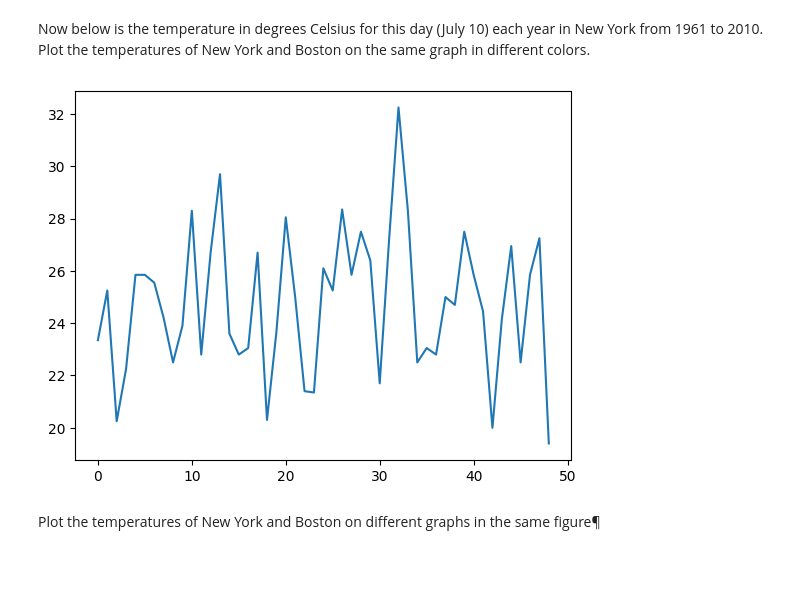
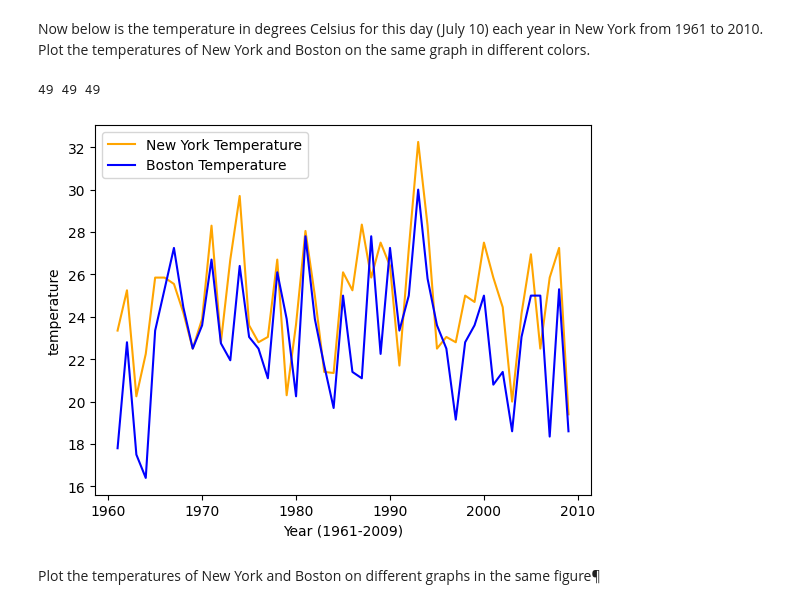
Before and after one commit to erickzheng9/Medlytics_2026, a Jupyter notebook: Week 1/Notebooks/02_Pandas_and_Matplotlib/Matplotlib_Exercises.ipynb, the cells around one changed output. Saved outputs shown, nothing was run; the diff lists cells and outputs as text; code cells hidden in the pictures; blank space fills up the shorter version.

```diff
--- a/Week 1/Notebooks/02_Pandas_and_Matplotlib/Matplotlib_Exercises.ipynb
+++ b/Week 1/Notebooks/02_Pandas_and_Matplotlib/Matplotlib_Exercises.ipynb
@@ -29,11 +33,19 @@ temp_new_york =[23.35, 25.25, 20.25, 22.25, 25.85, 25.85, 25.55, 24.2, 22.5, 23.
 29.7, 23.6, 22.8, 23.05, 26.7, 20.3, 23.65, 28.05, 25.0, 21.4, 21.35, 26.1, 25.25, 28.35, 25.85, 27.5,
 26.4, 21.7, 27.2, 32.25, 28.3, 22.5, 23.05, 22.8, 25.0, 24.7, 27.5, 25.85, 24.45, 20.0, 24.15, 26.95,
 22.5, 25.85, 27.25, 19.4]
-# %%
-# YOUR CODE HERE
-plt.plot(temp_new_york)
-plt.show()
-# %% [output]
-[figure, removed]
+# %%
+# YOUR CODE HERE
+years=np.arange(1961, 2010)
+print(len(years), len(temp_new_york), len(temp_boston))
+plt.figure(1)
+plt.ylabel("temperature")
+plt.xlabel("Year (1961-2009)")
+plt.plot(years, temp_new_york, color="orange")
+plt.plot(years, temp_boston, color="blue")
+plt.legend(["New York Temperature", "Boston Temperature"])
+plt.show()
+# %% [output]
+49 49 49
+[figure, added]
 # %% [markdown]
 Plot the temperatures of New York and Boston on different graphs in the same figure¶
```
Also changed, not shown: parts of 7 cells of this notebook.
